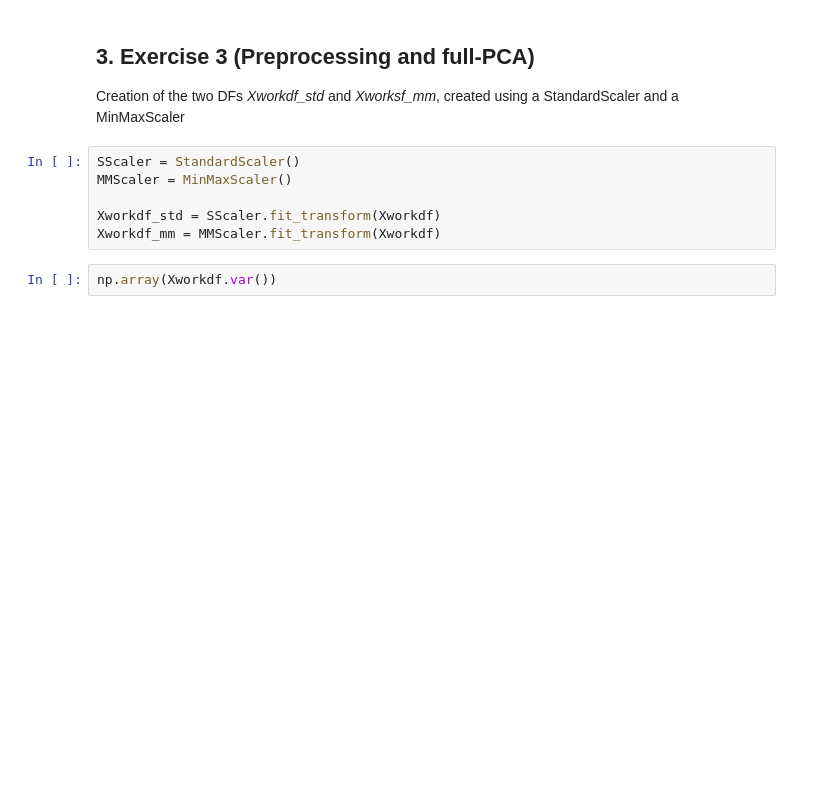
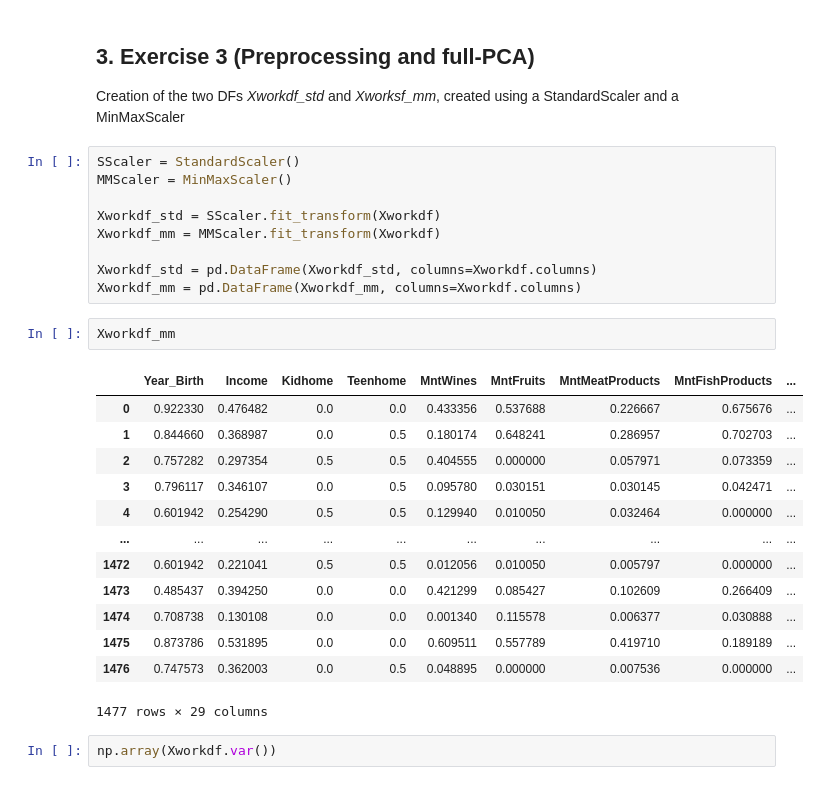
Before and after one commit to MarcoMungaiCoppolino/Data-Science-Portfolio, a Jupyter notebook: PROGETTO/HomeWork_1/MungaiCoppolinoPellegrino.ipynb, the cells around one changed output. Saved outputs shown, nothing was run; the diff lists cells and outputs as text; blank space fills up the shorter version.

```diff
--- a/PROGETTO/HomeWork_1/MungaiCoppolinoPellegrino.ipynb
+++ b/PROGETTO/HomeWork_1/MungaiCoppolinoPellegrino.ipynb
@@ -258,6 +260,25 @@ MMScaler = MinMaxScaler()
 
 Xworkdf_std = SScaler.fit_transform(Xworkdf)
 Xworkdf_mm = MMScaler.fit_transform(Xworkdf)
+
+Xworkdf_std = pd.DataFrame(Xworkdf_std, columns=Xworkdf.columns)
+Xworkdf_mm = pd.DataFrame(Xworkdf_mm, columns=Xworkdf.columns)
+# %%
+Xworkdf_mm
+# %% [output]
+|  | Year_Birth | Income | Kidhome | Teenhome | MntWines | MntFruits | MntMeatProducts | MntFishProducts | ... |
+| 0 | 0.922330 | 0.476482 | 0.0 | 0.0 | 0.433356 | 0.537688 | 0.226667 | 0.675676 | ... |
+| 1 | 0.844660 | 0.368987 | 0.0 | 0.5 | 0.180174 | 0.648241 | 0.286957 | 0.702703 | ... |
+| 2 | 0.757282 | 0.297354 | 0.5 | 0.5 | 0.404555 | 0.000000 | 0.057971 | 0.073359 | ... |
+| 3 | 0.796117 | 0.346107 | 0.0 | 0.5 | 0.095780 | 0.030151 | 0.030145 | 0.042471 | ... |
+| 4 | 0.601942 | 0.254290 | 0.5 | 0.5 | 0.129940 | 0.010050 | 0.032464 | 0.000000 | ... |
+| ... | ... | ... | ... | ... | ... | ... | ... | ... | ... |
+| 1472 | 0.601942 | 0.221041 | 0.5 | 0.5 | 0.012056 | 0.010050 | 0.005797 | 0.000000 | ... |
+| 1473 | 0.485437 | 0.394250 | 0.0 | 0.0 | 0.421299 | 0.085427 | 0.102609 | 0.266409 | ... |
+| 1474 | 0.708738 | 0.130108 | 0.0 | 0.0 | 0.001340 | 0.115578 | 0.006377 | 0.030888 | ... |
+| 1475 | 0.873786 | 0.531895 | 0.0 | 0.0 | 0.609511 | 0.557789 | 0.419710 | 0.189189 | ... |
+| 1476 | 0.747573 | 0.362003 | 0.0 | 0.5 | 0.048895 | 0.000000 | 0.007536 | 0.000000 | ... |
+1477 rows × 29 columns
 # %%
 np.array(Xworkdf.var())
 # %% [output]
```
Also changed, not shown: parts of 18 cells of this notebook, 1 other file.
